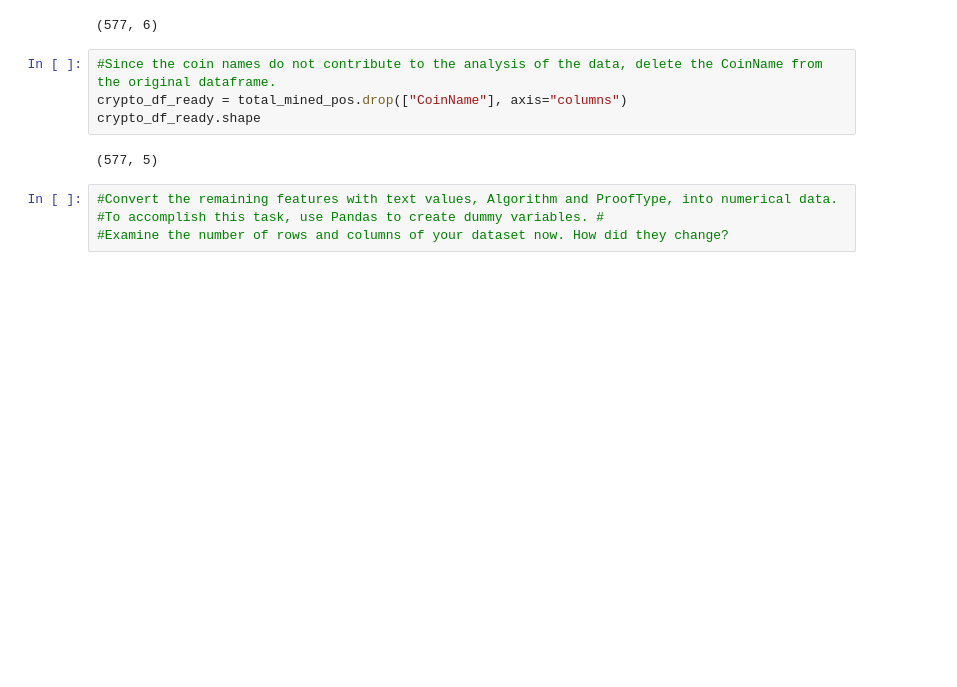
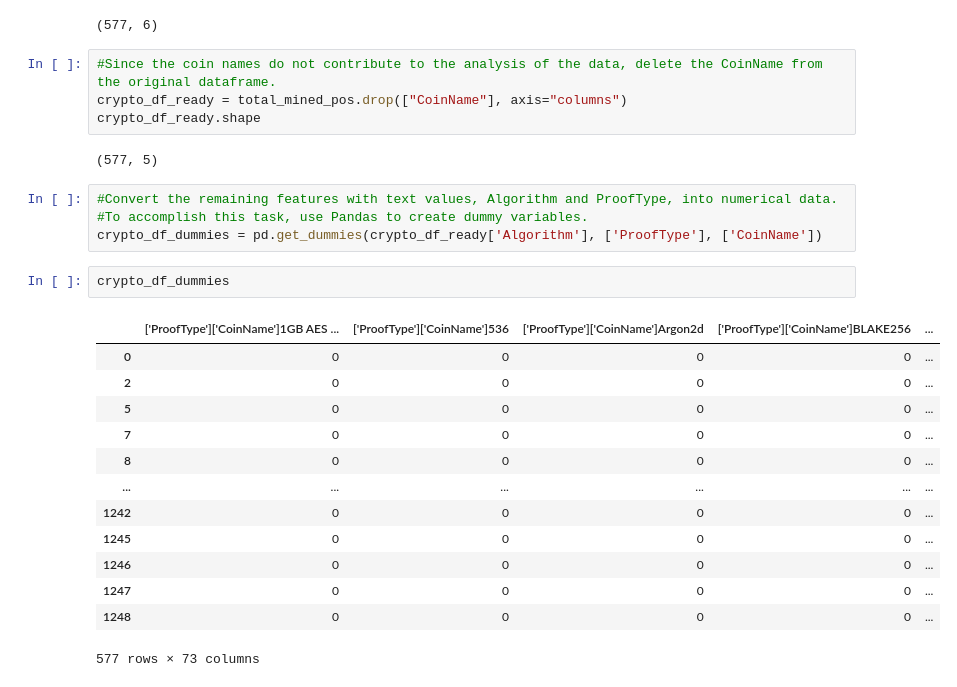
Before and after one commit to JennyShea/Cryptocurrency-Analysis, a Jupyter notebook: Cryptocurrency Analysis.ipynb, the cells around one changed output. Cells and saved outputs as stored; diff of their text form; blank space fills up the shorter version.

```diff
--- a/Cryptocurrency Analysis.ipynb
+++ b/Cryptocurrency Analysis.ipynb
@@ -74,5 +74,21 @@ crypto_df_ready.shape
 (577, 5)
 # %%
 #Convert the remaining features with text values, Algorithm and ProofType, into numerical data.
-#To accomplish this task, use Pandas to create dummy variables. #
-#Examine the number of rows and columns of your dataset now. How did they change?
+#To accomplish this task, use Pandas to create dummy variables.
+crypto_df_dummies = pd.get_dummies(crypto_df_ready['Algorithm'], ['ProofType'], ['CoinName'])
+# %%
+crypto_df_dummies
+# %% [output]
+|  | ['ProofType']['CoinName']1GB AES ... | ['ProofType']['CoinName']536 | ['ProofType']['CoinName']Argon2d | ['ProofType']['CoinName']BLAKE256 | ... |
+| 0 | 0 | 0 | 0 | 0 | ... |
+| 2 | 0 | 0 | 0 | 0 | ... |
+| 5 | 0 | 0 | 0 | 0 | ... |
+| 7 | 0 | 0 | 0 | 0 | ... |
+| 8 | 0 | 0 | 0 | 0 | ... |
+| ... | ... | ... | ... | ... | ... |
+| 1242 | 0 | 0 | 0 | 0 | ... |
+| 1245 | 0 | 0 | 0 | 0 | ... |
+| 1246 | 0 | 0 | 0 | 0 | ... |
+| 1247 | 0 | 0 | 0 | 0 | ... |
+| 1248 | 0 | 0 | 0 | 0 | ... |
+577 rows × 73 columns
```
Also changed, not shown: parts of 8 cells of this notebook, 1 other file.
